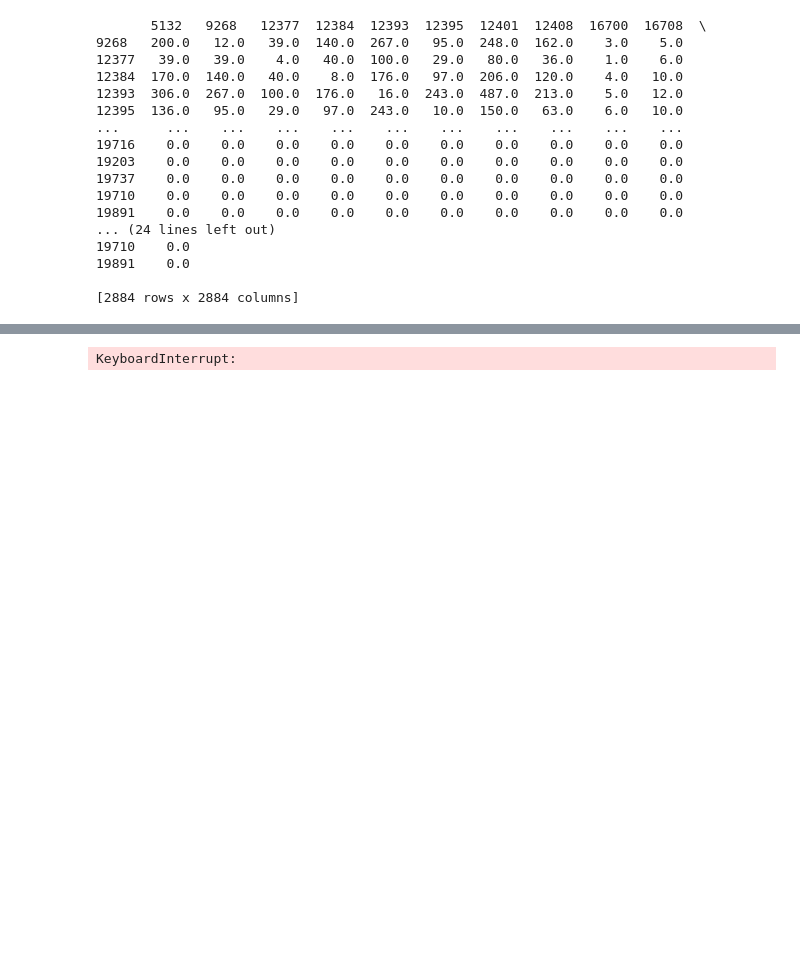
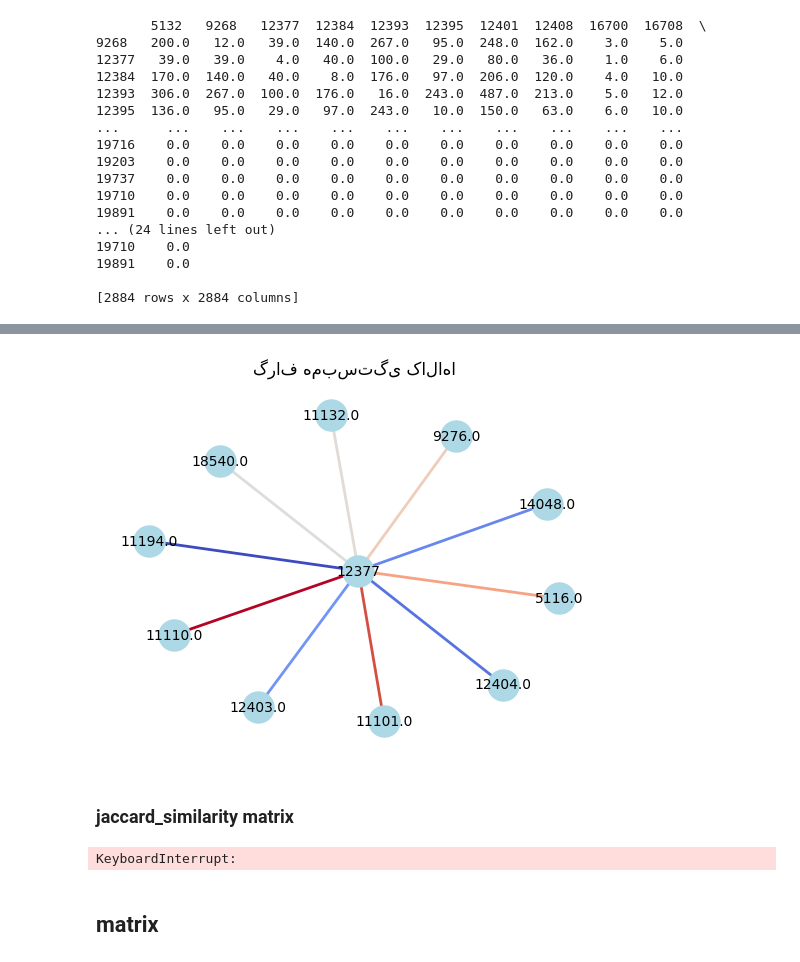
Before and after one commit to AliAkbariAlashti/Machine-learning, a Jupyter notebook: recommendation-system/befoys-cs.ipynb, the cells around one changed output, grey strips where cells are left out. Drawn from its saved outputs; the diff is of its cells as text; code cells hidden in the pictures; blank space fills up the shorter version.

```diff
--- a/recommendation-system/befoys-cs.ipynb
+++ b/recommendation-system/befoys-cs.ipynb
@@ -105,3 +181,54 @@ print(co_matrix)
+# %%
+import matplotlib.pyplot as plt
+import networkx as nx
+import pandas as pd
+
+
+# فرض کنید کالای هدف ما شناسه 12377 باشد
+target_product = 12377
+
+# ساخت گراف
+G = nx.Graph()
+
+# اضافه کردن گره هدف
+G.add_node(target_product)
+
+# اضافه کردن گره‌های مربوط به کالاهای مرتبط و یال‌ها با وزن (ضریب همبستگی)
+for idx, row in df_corr.iterrows():
+    product = row['ProductId']
+    corr_value = row['correlation']
+    G.add_node(product)
+    G.add_edge(target_product, product, weight=corr_value)
+
+# استخراج وزن‌ها (برای رنگ‌آمیزی یال‌ها)
+weights = [G[u][v]['weight'] for u, v in G.edges()]
+
+# نرمال کردن وزن‌ها به بازه [0, 1] جهت استفاده از colormap
+min_w, max_w = min(weights), max(weights)
+norm_weights = [(w - min_w) / (max_w - min_w) for w in weights]
+
+# استفاده از colormap برای تعیین رنگ یال‌ها؛ در اینجا از colormap 'coolwarm' استفاده می‌شود
+edge_colors = [plt.cm.coolwarm(w) for w in norm_weights]
+
+# محاسبه موقعیت گره‌ها به کمک spring layout
+pos = nx.spring_layout(G)
+
+# رسم گره‌ها
+nx.draw_networkx_nodes(G, pos, node_size=500, node_color='lightblue')
+
+# رسم برچسب گره‌ها (نمایش شناسه کالا)
+nx.draw_networkx_labels(G, pos, font_size=10)
+
+# رسم یال‌ها با رنگ‌بندی بر اساس شدت همبستگی
+nx.draw_networkx_edges(G, pos, width=2, edge_color=edge_colors)
+
+plt.title("گراف همبستگی کالاها")
+plt.axis("off")
+plt.show()
+# %% [output]
+[figure, added]
+# %% [markdown]
+### jaccard_similarity matrix
 # %%
 import numpy as np
 
@@ -124,3 +251,5 @@ jaccard_matrix = jaccard_similarity(co_matrix)
 print(jaccard_matrix)
 # %% [output]
 KeyboardInterrupt:
+# %% [markdown]
+## matrix
```
Also changed, not shown: parts of 18 cells of this notebook.
